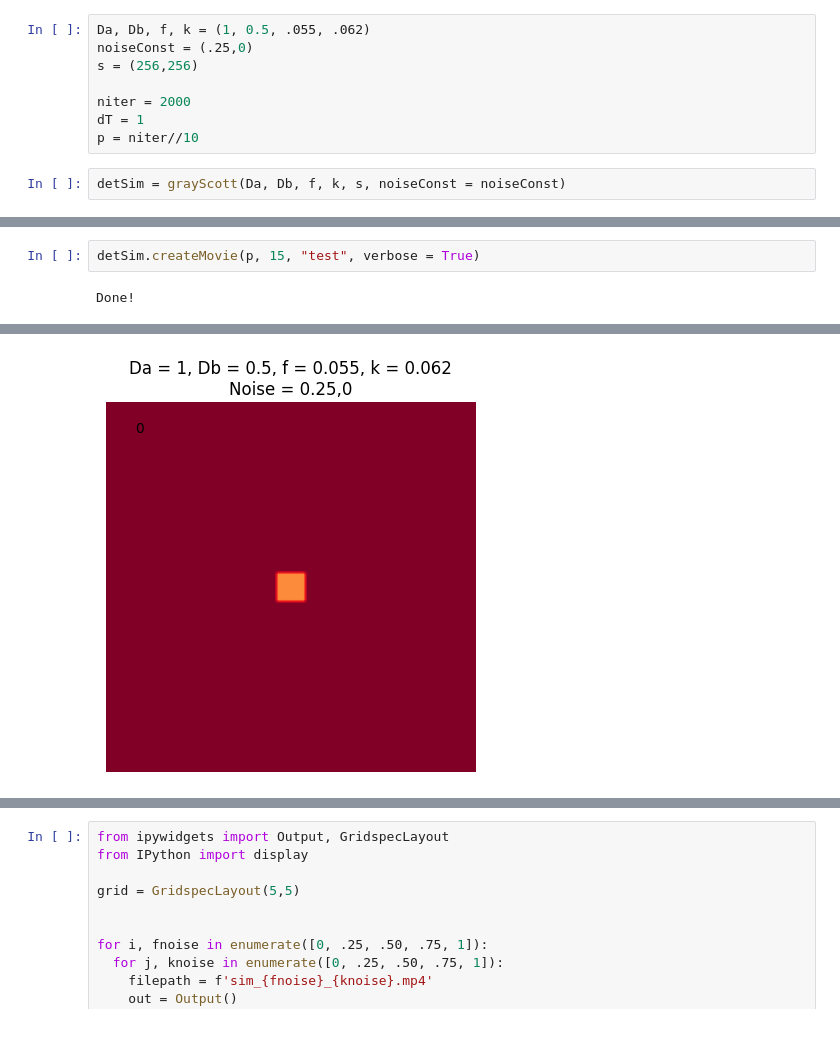
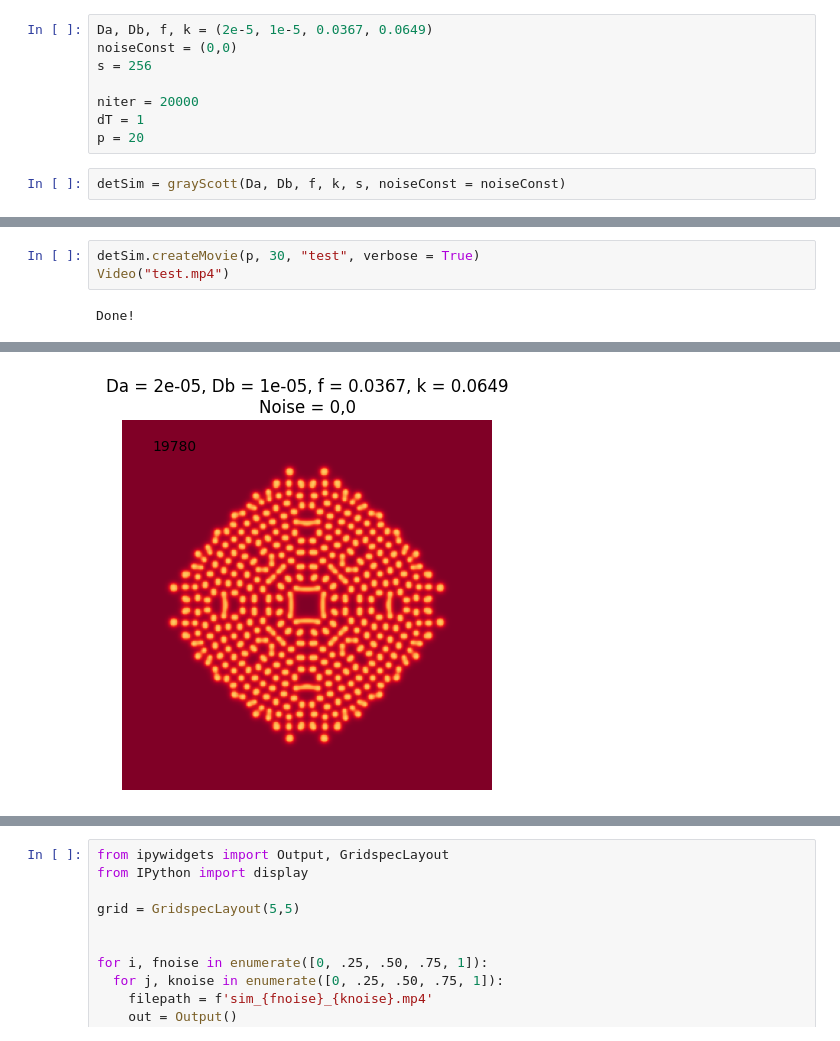
Before and after one commit to SultanOfSauce/StocModel, a Jupyter notebook: Untitled5.ipynb, the cells around one changed output, grey strips where cells are left out. Drawn from its saved outputs; the diff is of its cells as text.

```diff
--- a/Untitled5.ipynb
+++ b/Untitled5.ipynb
@@ -168,13 +181,13 @@ class grayScott():
     if verbose:
       print("Done!")
 # %%
-Da, Db, f, k = (1, 0.5, .055, .062)
-noiseConst = (.25,0)
-s = (256,256)
+Da, Db, f, k = (2e-5, 1e-5, 0.0367, 0.0649)
+noiseConst = (0,0)
+s = 256
 
-niter = 2000
+niter = 20000
 dT = 1
-p = niter//10
+p = 20
 # %%
 detSim = grayScott(Da, Db, f, k, s, noiseConst = noiseConst)
 # %%
@@ -189,5 +202,6 @@ As, _ = detSim.simulate(dT, p,
 Done!
 # %%
-detSim.createMovie(p, 15, "test", verbose = True)
+detSim.createMovie(p, 30, "test", verbose = True)
+Video("test.mp4")
 # %% [output]
 Done!
@@ -194 +209 @@ Done!
-[figure, old version]
+[figure, new version]
```
Also changed, not shown: parts of 8 cells of this notebook, 1 other file.
